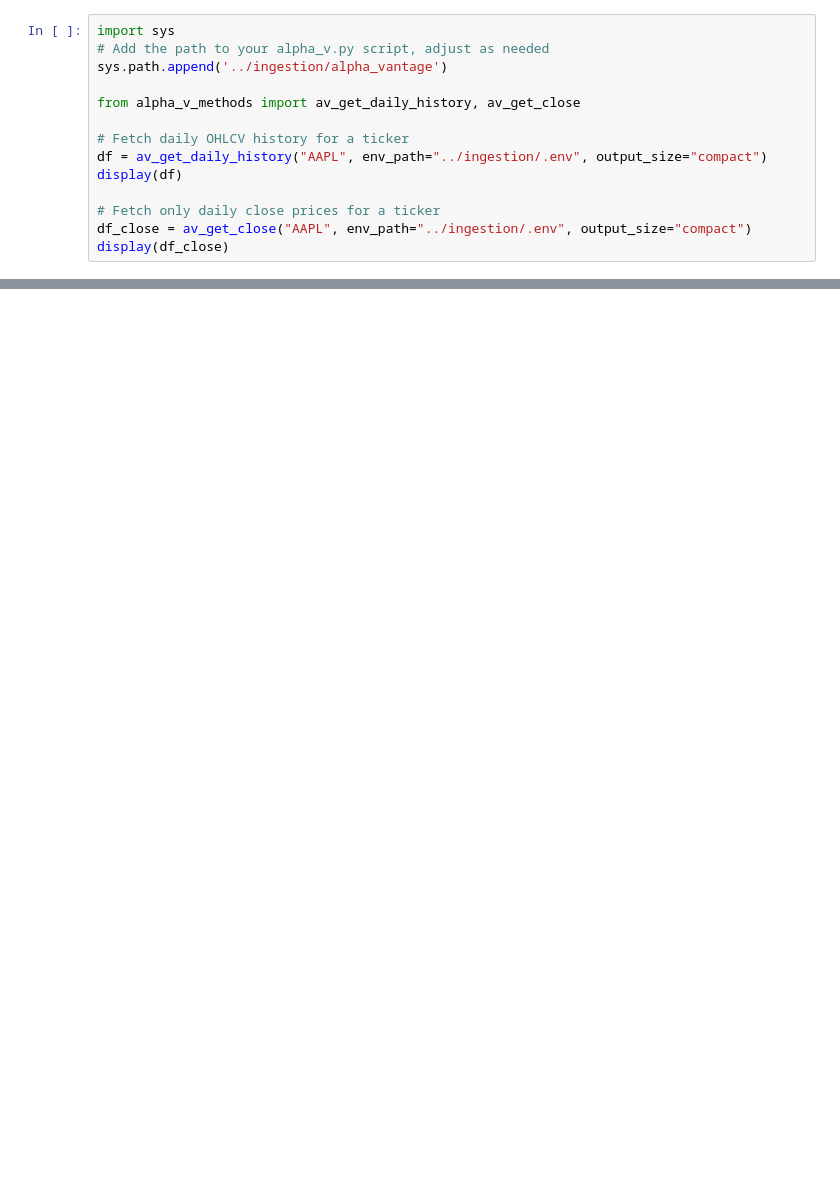
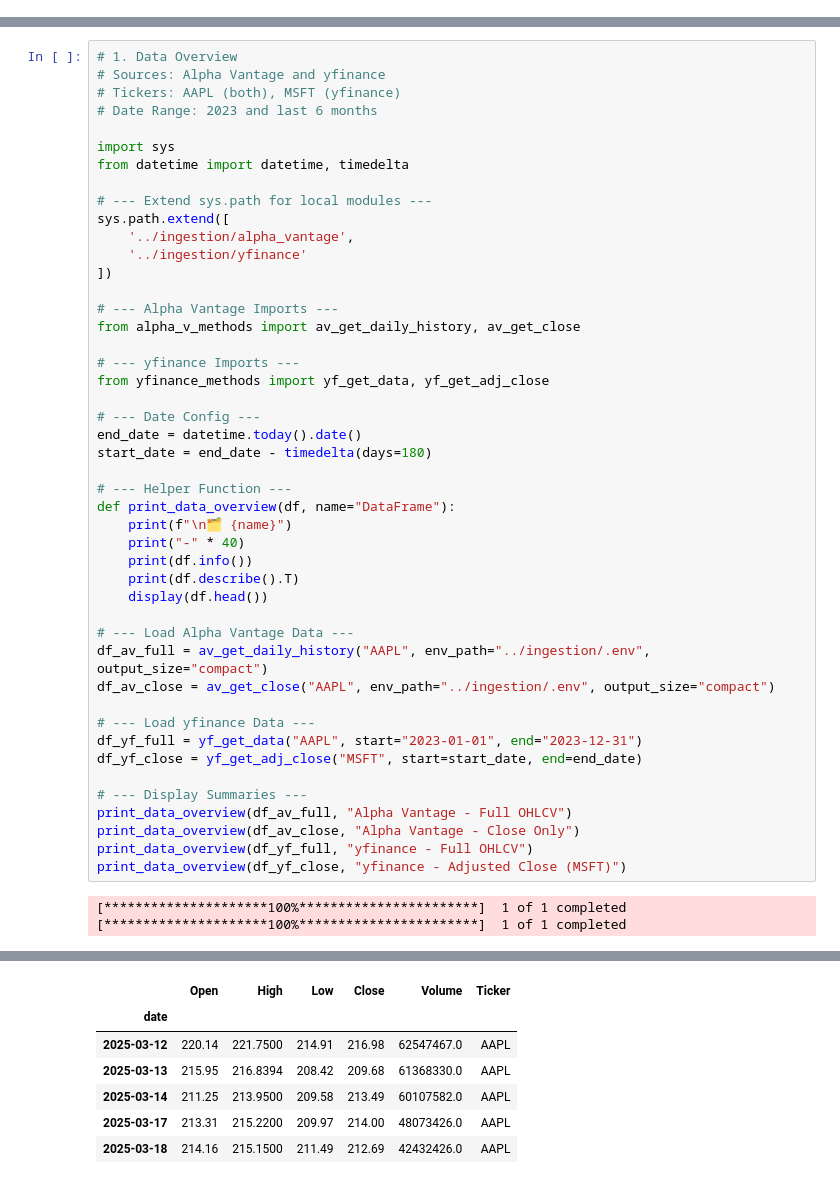
Before and after one commit to shervin-taheripour/stock-analysis-tool, a Jupyter notebook: analysis/analysis.ipynb, the cells around one changed output, grey strips where cells are left out. Saved outputs shown, nothing was run; the diff lists cells and outputs as text; blank space fills up the shorter version.

```diff
--- a/analysis/analysis.ipynb
+++ b/analysis/analysis.ipynb
@@ -1,14 +0,0 @@
-# %%
-import sys
-# Add the path to your alpha_v.py script, adjust as needed
-sys.path.append('../ingestion/alpha_vantage')
-
-from alpha_v_methods import av_get_daily_history, av_get_close
-
-# Fetch daily OHLCV history for a ticker
-df = av_get_daily_history("AAPL", env_path="../ingestion/.env", output_size="compact")
-display(df)
-
-# Fetch only daily close prices for a ticker
-df_close = av_get_close("AAPL", env_path="../ingestion/.env", output_size="compact")
-display(df_close)
@@ -77,0 +136,49 @@ display(df_close.head())
+# %%
+# 1. Data Overview
+# Sources: Alpha Vantage and yfinance
+# Tickers: AAPL (both), MSFT (yfinance)
+# Date Range: 2023 and last 6 months
+
+import sys
+from datetime import datetime, timedelta
+
+# --- Extend sys.path for local modules ---
+sys.path.extend([
+    '../ingestion/alpha_vantage',
+    '../ingestion/yfinance'
+])
+
+# --- Alpha Vantage Imports ---
+from alpha_v_methods import av_get_daily_history, av_get_close
+
+# --- yfinance Imports ---
+from yfinance_methods import yf_get_data, yf_get_adj_close
+
+# --- Date Config ---
+end_date = datetime.today().date()
+start_date = end_date - timedelta(days=180)
+
+# --- Helper Function ---
+def print_data_overview(df, name="DataFrame"):
+    print(f"\n🗂️ {name}")
+    print("-" * 40)
+    print(df.info())
+    print(df.describe().T)
+    display(df.head())
+
+# --- Load Alpha Vantage Data ---
+df_av_full = av_get_daily_history("AAPL", env_path="../ingestion/.env", output_size="compact")
+df_av_close = av_get_close("AAPL", env_path="../ingestion/.env", output_size="compact")
+
+# --- Load yfinance Data ---
+df_yf_full = yf_get_data("AAPL", start="2023-01-01", end="2023-12-31")
+df_yf_close = yf_get_adj_close("MSFT", start=start_date, end=end_date)
+
+# --- Display Summaries ---
+print_data_overview(df_av_full, "Alpha Vantage - Full OHLCV")
+print_data_overview(df_av_close, "Alpha Vantage - Close Only")
+print_data_overview(df_yf_full, "yfinance - Full OHLCV")
+print_data_overview(df_yf_close, "yfinance - Adjusted Close (MSFT)")
+# %% [output]
+[*********************100%***********************]  1 of 1 completed
+[*********************100%***********************]  1 of 1 completed
@@ -77,0 +202,7 @@ display(df_close.head())
+|  | Open | High | Low | Close | Volume | Ticker |
+| date |  |  |  |  |  |  |
+| 2025-03-12 | 220.14 | 221.7500 | 214.91 | 216.98 | 62547467.0 | AAPL |
+| 2025-03-13 | 215.95 | 216.8394 | 208.42 | 209.68 | 61368330.0 | AAPL |
+| 2025-03-14 | 211.25 | 213.9500 | 209.58 | 213.49 | 60107582.0 | AAPL |
+| 2025-03-17 | 213.31 | 215.2200 | 209.97 | 214.00 | 48073426.0 | AAPL |
+| 2025-03-18 | 214.16 | 215.1500 | 211.49 | 212.69 | 42432426.0 | AAPL |
```
Also changed, not shown: parts of 12 cells of this notebook.
